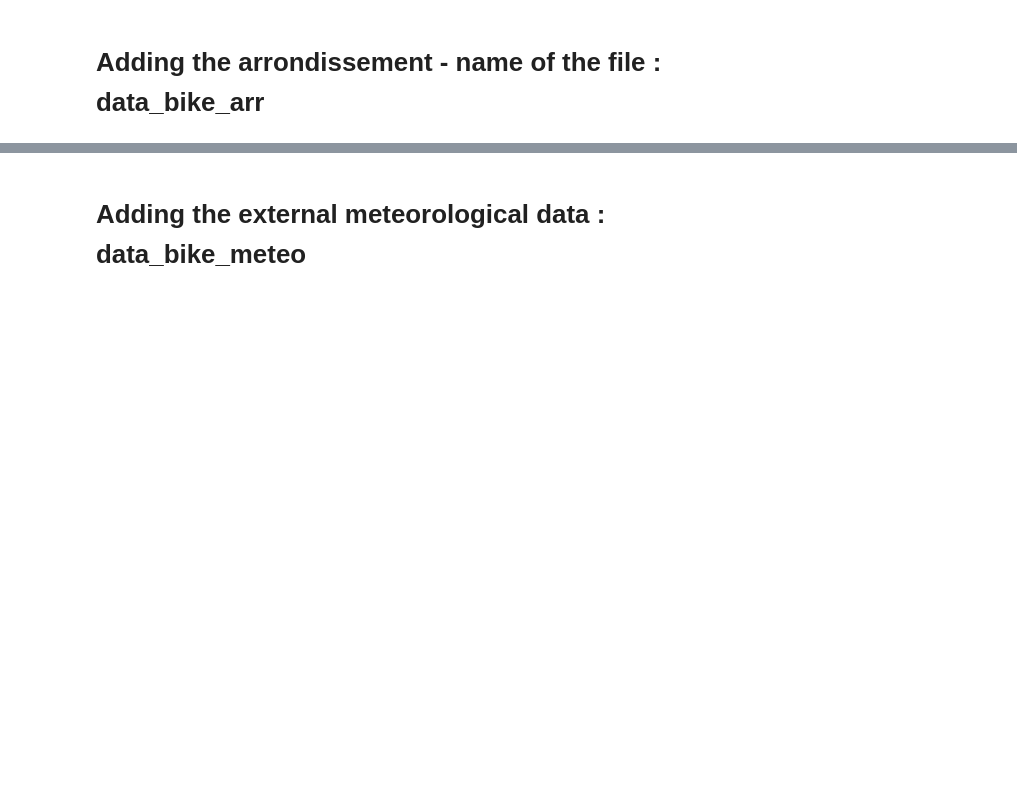
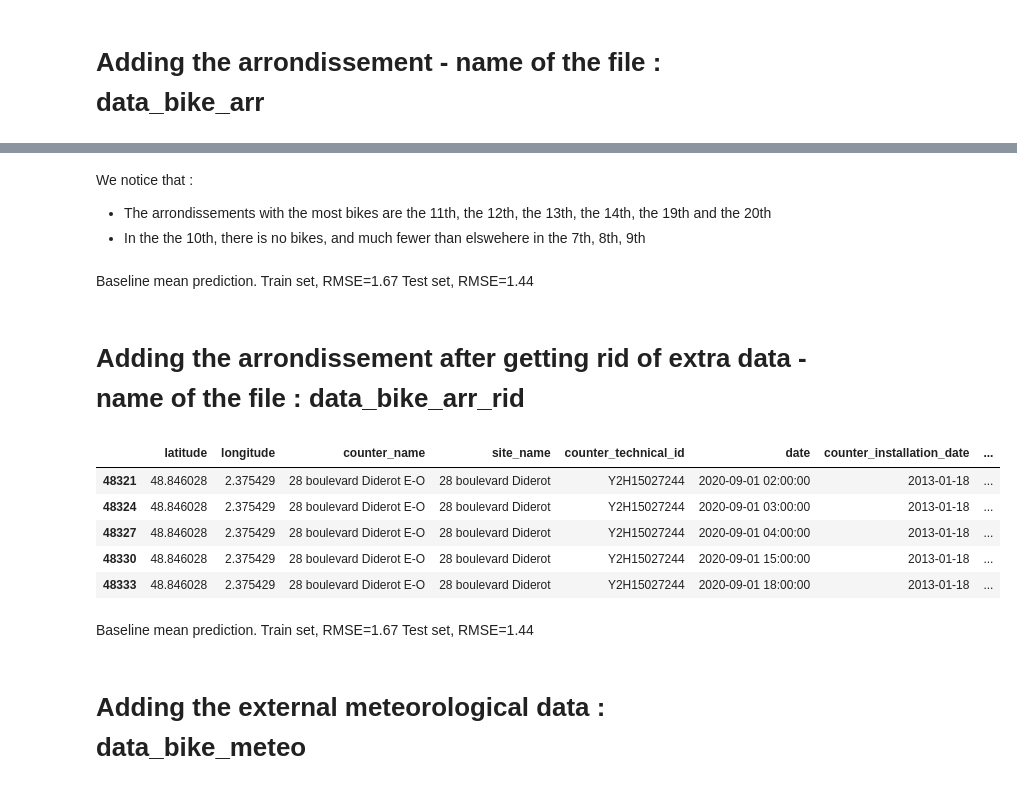
Before and after one commit to thom1100/bike_counters_, a Jupyter notebook: feature_engineering.ipynb, the cells around one changed output, grey strips where cells are left out. Cells and saved outputs as stored; diff of their text form; code cells hidden in the pictures; blank space fills up the shorter version.

```diff
--- a/feature_engineering.ipynb
+++ b/feature_engineering.ipynb
@@ -259,0 +253,43 @@ data.head()
+# %% [markdown]
+We notice that :
+* The arrondissements with the most bikes are the 11th, the 12th, the 13th, the 14th, the 19th and the 20th
+* In the the 10th, there is no bikes, and much fewer than elswehere in the 7th, 8th, 9th
+# %% [markdown]
+Baseline mean prediction.
+Train set, RMSE=1.67
+Test set, RMSE=1.44
+# %% [markdown]
+# Adding the arrondissement after getting rid of extra data - name of the file : data_bike_arr_rid
+# %%
+data_bike_arr_rid = data_bike_rid.copy()
+# %%
+import geopandas as gpd
+from shapely.geometry import Point
+
+# Load the GeoJSON file containing Paris arrondissements
+arrondissements = gpd.read_file(Path("external_data") / "arrondissements.geojson")
+
+# Ensure arrondissements GeoDataFrame has a compatible CRS
+arrondissements = arrondissements.to_crs(epsg=4326)
+
+# Assuming 'data' is your original dataset with latitude and longitude columns
+data_bike_arr_rid['geometry'] = gpd.points_from_xy(data_bike_arr_rid['longitude'], data_bike_arr_rid['latitude'], crs="EPSG:4326")
+
+# Convert the DataFrame to a GeoDataFrame
+data_gdf = gpd.GeoDataFrame(data_bike_arr_rid, geometry='geometry')
+
+# Perform the spatial join
+result = gpd.sjoin(data_gdf, arrondissements, how="left", predicate="within")
+
+
+# Access the relevant arrondissement column
+data_bike_arr_rid['arrondissement'] = result[['l_ar']]  # Replace 'nom' with the arrondissement column name
+
+data_bike_arr_rid.head()
+# %% [output]
+|  | latitude | longitude | counter_name | site_name | counter_technical_id | date | counter_installation_date | ... |
+| 48321 | 48.846028 | 2.375429 | 28 boulevard Diderot E-O | 28 boulevard Diderot | Y2H15027244 | 2020-09-01 02:00:00 | 2013-01-18 | ... |
+| 48324 | 48.846028 | 2.375429 | 28 boulevard Diderot E-O | 28 boulevard Diderot | Y2H15027244 | 2020-09-01 03:00:00 | 2013-01-18 | ... |
+| 48327 | 48.846028 | 2.375429 | 28 boulevard Diderot E-O | 28 boulevard Diderot | Y2H15027244 | 2020-09-01 04:00:00 | 2013-01-18 | ... |
+| 48330 | 48.846028 | 2.375429 | 28 boulevard Diderot E-O | 28 boulevard Diderot | Y2H15027244 | 2020-09-01 15:00:00 | 2013-01-18 | ... |
+| 48333 | 48.846028 | 2.375429 | 28 boulevard Diderot E-O | 28 boulevard Diderot | Y2H15027244 | 2020-09-01 18:00:00 | 2013-01-18 | ... |
@@ -260,3 +298,7 @@ data.head()
+# %% [markdown]
+Baseline mean prediction.
+Train set, RMSE=1.67
+Test set, RMSE=1.44
 # %% [markdown]
 # Adding the external meteorological data : data_bike_meteo
 # %%
```
Also changed, not shown: parts of 16 cells of this notebook.
